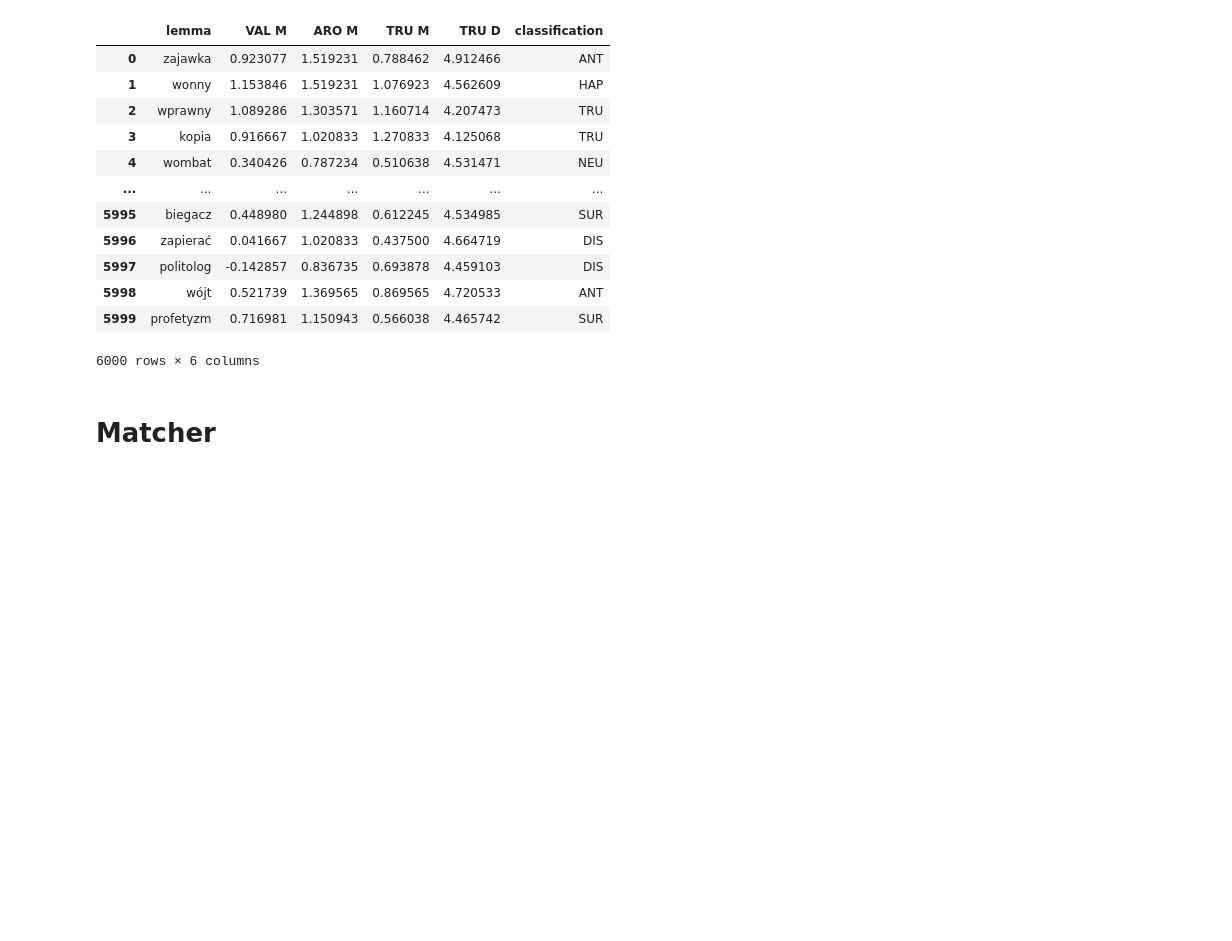
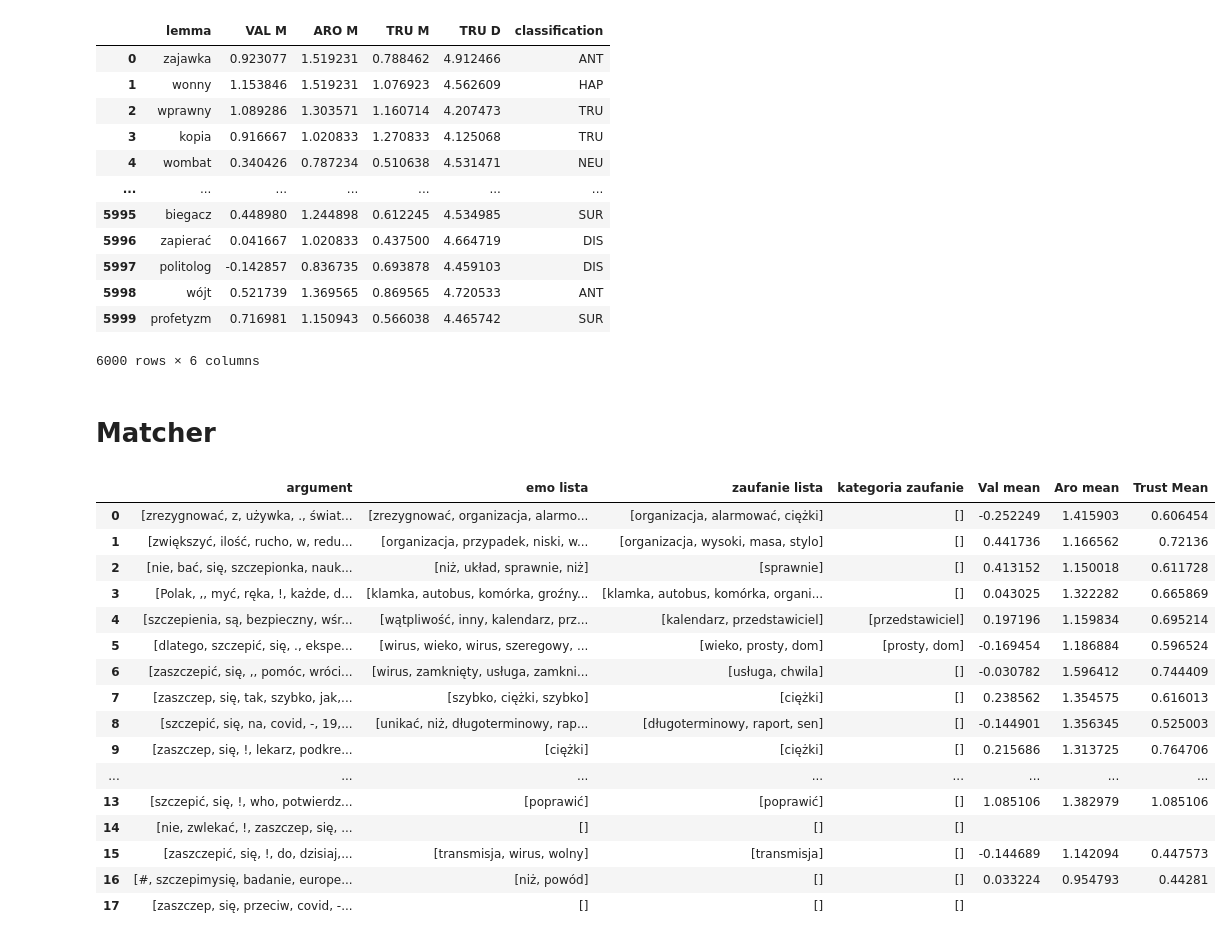
Before and after one commit to markrz12/sentiment-analysis, a Jupyter notebook: sentiment-analysis.ipynb, the cells around one changed output. Saved outputs shown, nothing was run; the diff lists cells and outputs as text; code cells hidden in the pictures; blank space fills up the shorter version.

Commit message:
matcher

```diff
--- a/sentiment-analysis.ipynb
+++ b/sentiment-analysis.ipynb
@@ -332,7 +332,7 @@ def mean(my_list):
     return sum(my_list)/len(my_list)
 
 
-def my_matcher(my_list, trust_data):
+def my_matcher(my_list):
     data = []
     for i in my_list:
         trust_list = []
@@ -350,31 +350,56 @@ def my_matcher(my_list, trust_data):
                 trust_list.append(trust_word)
 
             trust_word_cat_serie = trust_data_category.loc[trust_data_category["lemma"] == word]["lemma"]
             if not trust_word_cat_serie.empty:
                 trust_word_cat = trust_word_cat_serie.iat[0]
                 trust_list_category.append(trust_word_cat)
 
             emo_word_serie = emean_emo_cat.loc[emean_emo_cat["lemma"] == word]["lemma"]
             if not emo_word_serie.empty:
                 emo_word = emo_word_serie.iat[0]
                 emo_list.append(emo_word)
 
             val_mean_serie = emean_emo_cat.loc[emean_emo_cat["lemma"] == word]["VAL M"]
             if not val_mean_serie.empty:
                 val_mean = val_mean_serie.iat[0]
                 val_mean_list.append(val_mean)
                 mean(val_mean_list)
 
             aro_mean_serie = emean_emo_cat.loc[emean_emo_cat["lemma"] == word]["ARO M"]
             if not aro_mean_serie.empty:
                 aro_mean = aro_mean_serie.iat[0]
                 aro_mean_list.append(aro_mean)
                 mean(aro_mean_list)
 
             trust_mean_serie = emean_emo_cat.loc[emean_emo_cat["lemma"] == word]["TRU M"]
             if not trust_mean_serie.empty:
                 trust_mean = trust_mean_serie.iat[0]
                 trust_mean_list.append(trust_mean)
                 mean(trust_mean_list)
 
-my_matcher(my_list_auto, trust_data)
+        #dominanta kategorii?
+        #print("Ilość słów emotywnych:",len(emo_list), "Zaufania:", len(trust_list), "Poza zaufaniem:", len(emo_list) - len(trust_list))
+
+        data.append([i, emo_list, trust_list, trust_list_category, mean(val_mean_list), mean(aro_mean_list), mean(trust_mean_list)])
+    return pd.DataFrame(data, columns = ["argument", "emo lista", "zaufanie lista", "kategoria zaufanie",
+                                             "Val mean", "Aro mean", "Trust Mean"])
+
+my_matcher(my_list_auto)
+# %% [output]
+|  | argument | emo lista | zaufanie lista | kategoria zaufanie | Val mean | Aro mean | Trust Mean |
+| 0 | [zrezygnować, z, używka, ., świat... | [zrezygnować, organizacja, alarmo... | [organizacja, alarmować, ciężki] | [] | -0.252249 | 1.415903 | 0.606454 |
+| 1 | [zwiększyć, ilość, rucho, w, redu... | [organizacja, przypadek, niski, w... | [organizacja, wysoki, masa, stylo] | [] | 0.441736 | 1.166562 | 0.72136 |
+| 2 | [nie, bać, się, szczepionka, nauk... | [niż, układ, sprawnie, niż] | [sprawnie] | [] | 0.413152 | 1.150018 | 0.611728 |
+| 3 | [Polak, ,, myć, ręka, !, każde, d... | [klamka, autobus, komórka, groźny... | [klamka, autobus, komórka, organi... | [] | 0.043025 | 1.322282 | 0.665869 |
+| 4 | [szczepienia, są, bezpieczny, wśr... | [wątpliwość, inny, kalendarz, prz... | [kalendarz, przedstawiciel] | [przedstawiciel] | 0.197196 | 1.159834 | 0.695214 |
+| 5 | [dlatego, szczepić, się, ., ekspe... | [wirus, wieko, wirus, szeregowy, ... | [wieko, prosty, dom] | [prosty, dom] | -0.169454 | 1.186884 | 0.596524 |
+| 6 | [zaszczepić, się, ,, pomóc, wróci... | [wirus, zamknięty, usługa, zamkni... | [usługa, chwila] | [] | -0.030782 | 1.596412 | 0.744409 |
+| 7 | [zaszczep, się, tak, szybko, jak,... | [szybko, ciężki, szybko] | [ciężki] | [] | 0.238562 | 1.354575 | 0.616013 |
+| 8 | [szczepić, się, na, covid, -, 19,... | [unikać, niż, długoterminowy, rap... | [długoterminowy, raport, sen] | [] | -0.144901 | 1.356345 | 0.525003 |
+| 9 | [zaszczep, się, !, lekarz, podkre... | [ciężki] | [ciężki] | [] | 0.215686 | 1.313725 | 0.764706 |
+| ... | ... | ... | ... | ... | ... | ... | ... |
+| 13 | [szczepić, się, !, who, potwierdz... | [poprawić] | [poprawić] | [] | 1.085106 | 1.382979 | 1.085106 |
+| 14 | [nie, zwlekać, !, zaszczep, się, ... | [] | [] | [] |  |  |  |
+| 15 | [zaszczepić, się, !, do, dzisiaj,... | [transmisja, wirus, wolny] | [transmisja] | [] | -0.144689 | 1.142094 | 0.447573 |
+| 16 | [#, szczepimysię, badanie, europe... | [niż, powód] | [] | [] | 0.033224 | 0.954793 | 0.44281 |
+| 17 | [zaszczep, się, przeciw, covid, -... | [] | [] | [] |  |  |  |
```
